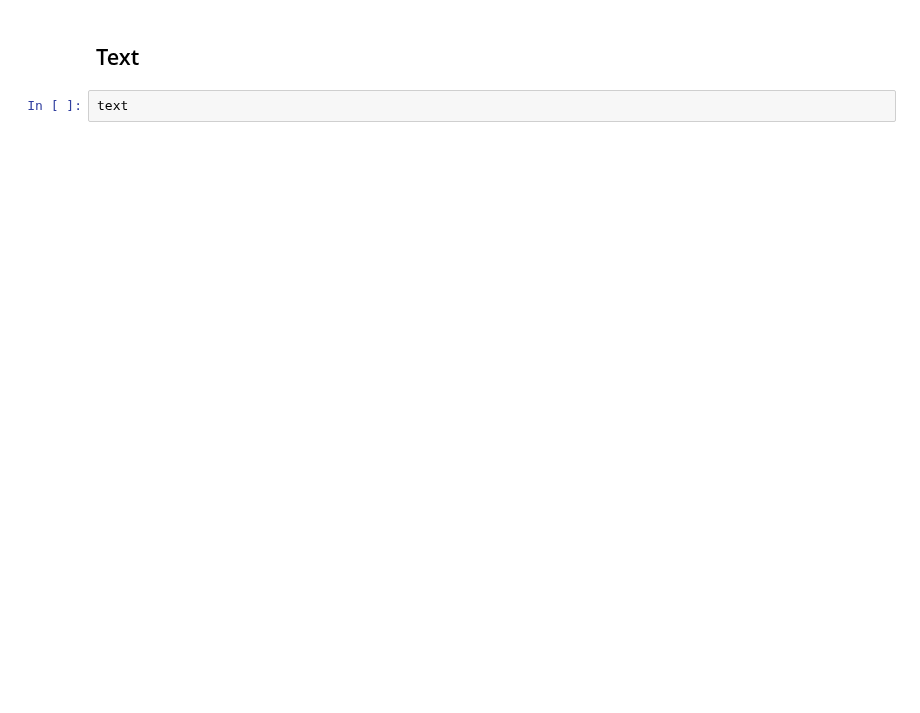
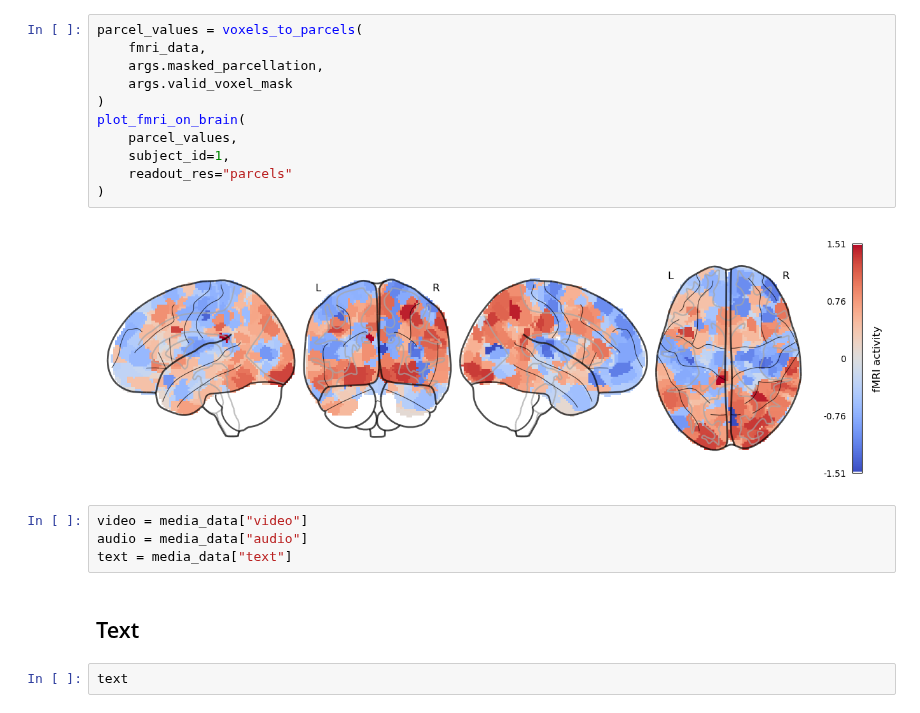
Before and after one commit to kriegeskorte-lab/multimodal_brain_encoder, a Jupyter notebook: cneuro_dataset/explore_dataset.ipynb, the cells around one changed output. Saved outputs shown, nothing was run; the diff lists cells and outputs as text; blank space fills up the shorter version.

```diff
--- a/cneuro_dataset/explore_dataset.ipynb
+++ b/cneuro_dataset/explore_dataset.ipynb
@@ -276,3 +237,20 @@ movie type: ood
+# %%
+parcel_values = voxels_to_parcels(
+    fmri_data,
+    args.masked_parcellation,
+    args.valid_voxel_mask
+)
+plot_fmri_on_brain(
+    parcel_values,
+    subject_id=1,
+    readout_res="parcels"
+)
+# %% [output]
+[figure, added]
+# %%
+video = media_data["video"]
+audio = media_data["audio"]
+text = media_data["text"]
 # %% [markdown]
 ## Text
 # %%
```
Also changed, not shown: parts of 35 cells of this notebook, 14 other files.
